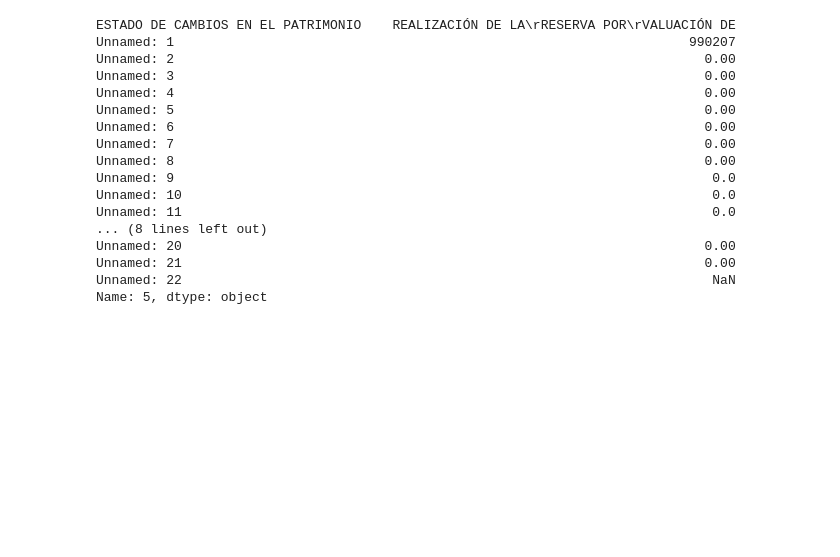
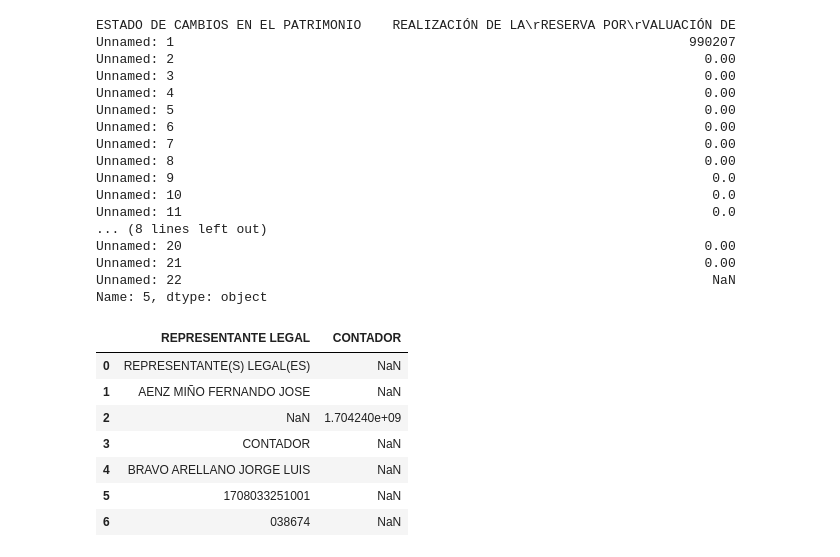
Before and after one commit to eoncorpec/pdf_to_excel_sc, a Jupyter notebook: CodsDocumentos2/doc_economica.ipynb, the cells around one changed output. Saved outputs shown, nothing was run; the diff lists cells and outputs as text; code cells hidden in the pictures; blank space fills up the shorter version.

Commit message:
Añadido contador a doc_resultado_integral, doc_flujo, doc_flujo_efectivo, doc_economica_1 y doc_economica

```diff
--- a/CodsDocumentos2/doc_economica.ipynb
+++ b/CodsDocumentos2/doc_economica.ipynb
@@ -131,3 +135,19 @@ Unnamed: 20                                                                   0.
 Unnamed: 21                                                                   0.00
 Unnamed: 22                                                                    NaN
 Name: 5, dtype: object
+# %%
+columns_names= ["REPRESENTANTE LEGAL","CONTADOR"]
+pandas_options = {"names":columns_names}
+contador = tabula.read_pdf(pdf, pages=2, area=(285,24,351,432), lattice=True, output_format="dataframe", encoding="latin-1", multiple_tables=True, pandas_options=pandas_options)
+dafContador = contador[0]
+# %%
+dafContador
+# %% [output]
+|  | REPRESENTANTE LEGAL | CONTADOR |
+| 0 | REPRESENTANTE(S) LEGAL(ES) | NaN |
+| 1 | AENZ MIÑO FERNANDO JOSE | NaN |
+| 2 | NaN | 1.704240e+09 |
+| 3 | CONTADOR | NaN |
+| 4 | BRAVO ARELLANO JORGE LUIS | NaN |
+| 5 | 1708033251001 | NaN |
+| 6 | 038674 | NaN |
```
Also changed, not shown: parts of 7 cells of this notebook, 5 other files.
